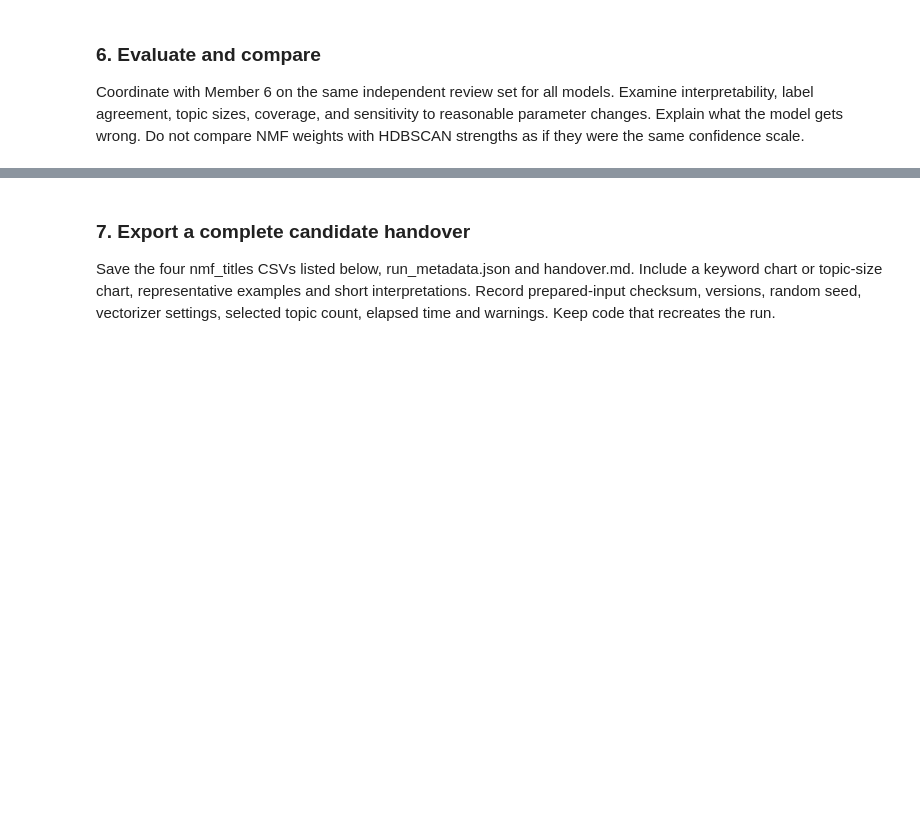
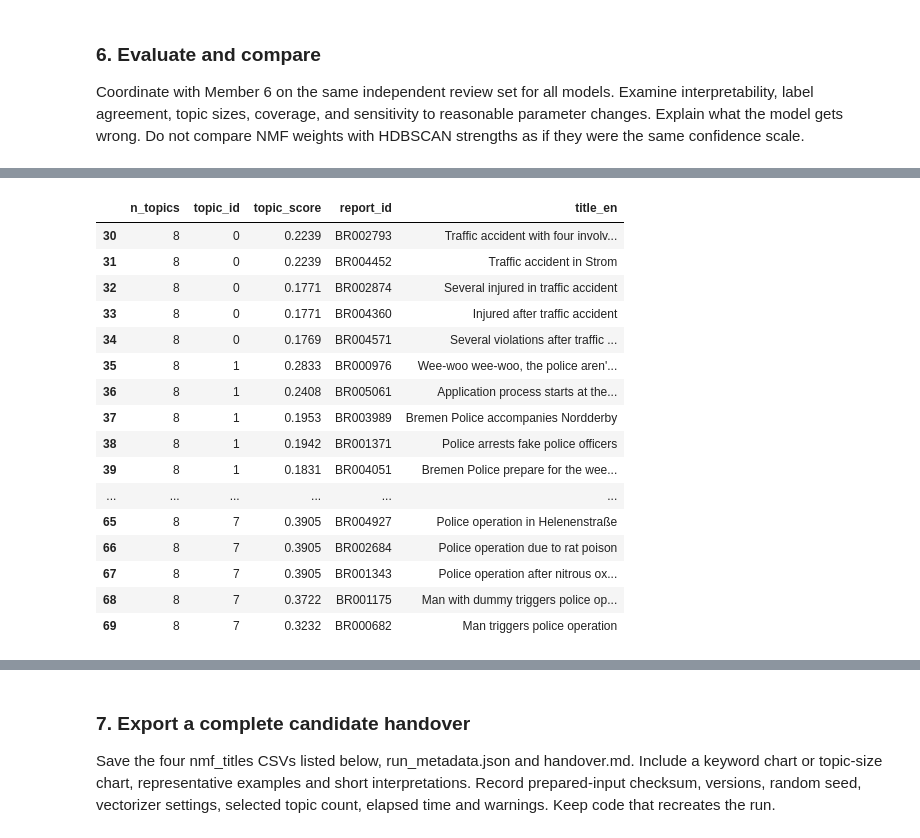
Before and after one commit to mshongwe775/bremen-crime-data-analytics, a Jupyter notebook: team_notebooks/02_title_topic_modeling.ipynb, the cells around one changed output, grey strips where cells are left out. Cells and saved outputs as stored; diff of their text form; code cells hidden in the pictures; blank space fills up the shorter version.

```diff
--- a/team_notebooks/02_title_topic_modeling.ipynb
+++ b/team_notebooks/02_title_topic_modeling.ipynb
@@ -102,0 +189,15 @@ Use TfidfVectorizer. Start with English stopwords and one-/two-word phrases; ins
+# %%
+# Create the TF-IDF vectorizer
+tfidf_vectorizer = TfidfVectorizer(
+    stop_words="english",
+    ngram_range=(1, 2),
+    max_df=0.90,
+    min_df=2
+)
+
+# Convert titles into a TF-IDF matrix
+tfidf_matrix = tfidf_vectorizer.fit_transform(title_texts)
+
+print("Matrix shape (documents, terms):", tfidf_matrix.shape)
+print("Number of unique terms:", len(tfidf_vectorizer.get_feature_names_out()))
+print("Number of non-zero values:", tfidf_matrix.nnz)
@@ -134,0 +1451,29 @@ Coordinate with Member 6 on the same independent review set for all models. Exam
+# %%
+# Display representative titles for the 8-topic model only
+
+display(
+    representative_titles_df[
+        representative_titles_df["n_topics"] == 8
+    ].sort_values(
+        ["topic_id", "topic_score"],
+        ascending=[True, False]
+    )
+)
+# %% [output]
+|  | n_topics | topic_id | topic_score | report_id | title_en |
+| 30 | 8 | 0 | 0.2239 | BR002793 | Traffic accident with four involv... |
+| 31 | 8 | 0 | 0.2239 | BR004452 | Traffic accident in Strom |
+| 32 | 8 | 0 | 0.1771 | BR002874 | Several injured in traffic accident |
+| 33 | 8 | 0 | 0.1771 | BR004360 | Injured after traffic accident |
+| 34 | 8 | 0 | 0.1769 | BR004571 | Several violations after traffic ... |
+| 35 | 8 | 1 | 0.2833 | BR000976 | Wee-woo wee-woo, the police aren'... |
+| 36 | 8 | 1 | 0.2408 | BR005061 | Application process starts at the... |
+| 37 | 8 | 1 | 0.1953 | BR003989 | Bremen Police accompanies Nordderby |
+| 38 | 8 | 1 | 0.1942 | BR001371 | Police arrests fake police officers |
+| 39 | 8 | 1 | 0.1831 | BR004051 | Bremen Police prepare for the wee... |
+| ... | ... | ... | ... | ... | ... |
+| 65 | 8 | 7 | 0.3905 | BR004927 | Police operation in Helenenstraße |
+| 66 | 8 | 7 | 0.3905 | BR002684 | Police operation due to rat poison |
+| 67 | 8 | 7 | 0.3905 | BR001343 | Police operation after nitrous ox... |
+| 68 | 8 | 7 | 0.3722 | BR001175 | Man with dummy triggers police op... |
+| 69 | 8 | 7 | 0.3232 | BR000682 | Man triggers police operation |
```
Also changed, not shown: parts of 54 cells of this notebook, 7 other files.
